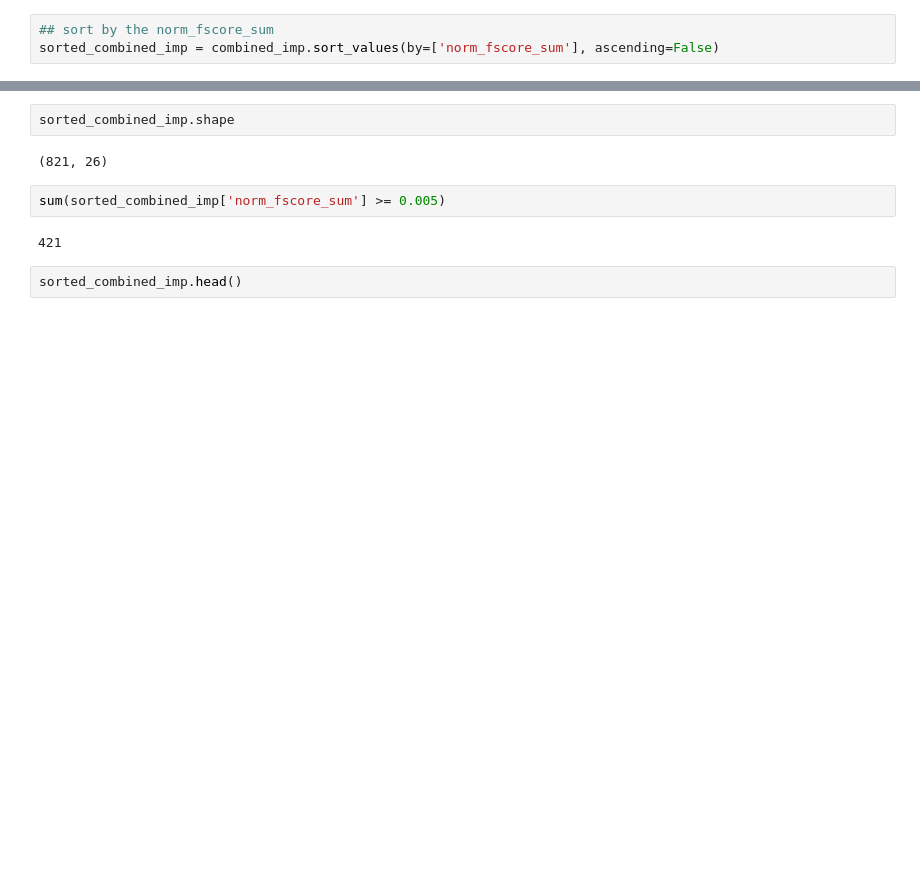
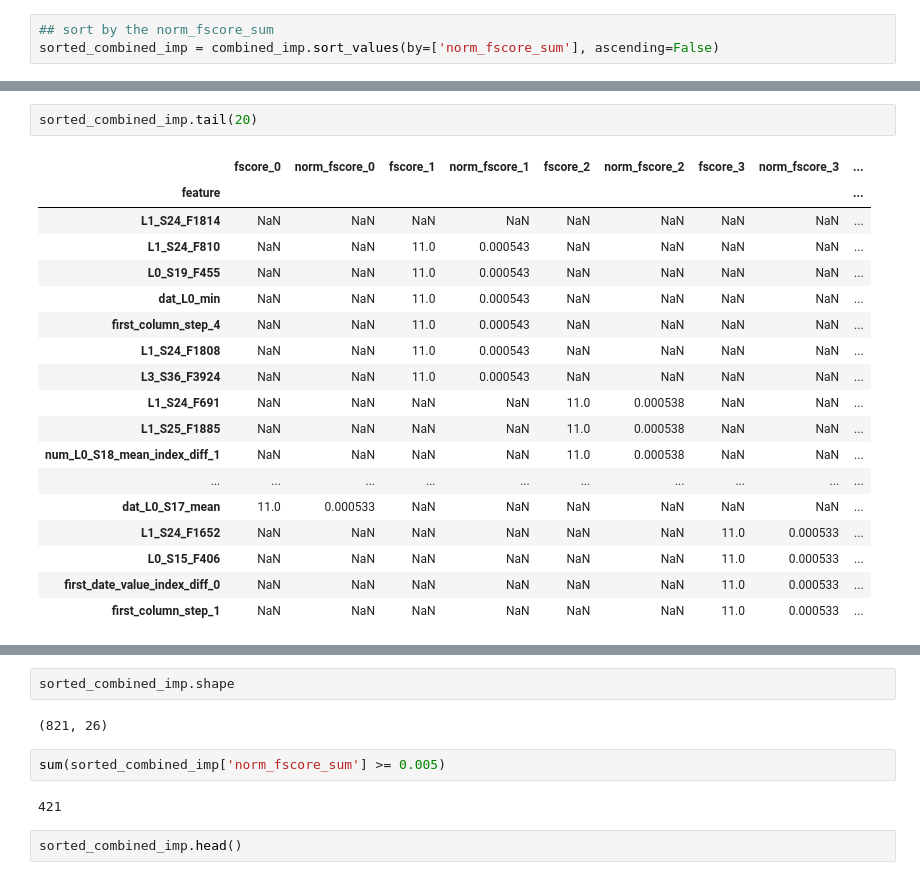
Before and after one commit to mengyx-work/ipyhon_notebooks, a Jupyter notebook: bosch_full_data_xgboost_feature_importance.ipynb, the cells around one changed output, grey strips where cells are left out. Drawn from its saved outputs; the diff is of its cells as text; blank space fills up the shorter version.

```diff
--- a/bosch_full_data_xgboost_feature_importance.ipynb
+++ b/bosch_full_data_xgboost_feature_importance.ipynb
@@ -109,3 +152,24 @@ sorted_combined_imp = combined_imp.sort_values(by=['norm_fscore_sum'], ascending
+# %%
+sorted_combined_imp.tail(20)
+# %% [output]
+|  | fscore_0 | norm_fscore_0 | fscore_1 | norm_fscore_1 | fscore_2 | norm_fscore_2 | fscore_3 | norm_fscore_3 | ... |
+| feature |  |  |  |  |  |  |  |  | ... |
+| L1_S24_F1814 | NaN | NaN | NaN | NaN | NaN | NaN | NaN | NaN | ... |
+| L1_S24_F810 | NaN | NaN | 11.0 | 0.000543 | NaN | NaN | NaN | NaN | ... |
+| L0_S19_F455 | NaN | NaN | 11.0 | 0.000543 | NaN | NaN | NaN | NaN | ... |
+| dat_L0_min | NaN | NaN | 11.0 | 0.000543 | NaN | NaN | NaN | NaN | ... |
+| first_column_step_4 | NaN | NaN | 11.0 | 0.000543 | NaN | NaN | NaN | NaN | ... |
+| L1_S24_F1808 | NaN | NaN | 11.0 | 0.000543 | NaN | NaN | NaN | NaN | ... |
+| L3_S36_F3924 | NaN | NaN | 11.0 | 0.000543 | NaN | NaN | NaN | NaN | ... |
+| L1_S24_F691 | NaN | NaN | NaN | NaN | 11.0 | 0.000538 | NaN | NaN | ... |
+| L1_S25_F1885 | NaN | NaN | NaN | NaN | 11.0 | 0.000538 | NaN | NaN | ... |
+| num_L0_S18_mean_index_diff_1 | NaN | NaN | NaN | NaN | 11.0 | 0.000538 | NaN | NaN | ... |
+| ... | ... | ... | ... | ... | ... | ... | ... | ... | ... |
+| dat_L0_S17_mean | 11.0 | 0.000533 | NaN | NaN | NaN | NaN | NaN | NaN | ... |
+| L1_S24_F1652 | NaN | NaN | NaN | NaN | NaN | NaN | 11.0 | 0.000533 | ... |
+| L0_S15_F406 | NaN | NaN | NaN | NaN | NaN | NaN | 11.0 | 0.000533 | ... |
+| first_date_value_index_diff_0 | NaN | NaN | NaN | NaN | NaN | NaN | 11.0 | 0.000533 | ... |
+| first_column_step_1 | NaN | NaN | NaN | NaN | NaN | NaN | 11.0 | 0.000533 | ... |
 # %%
 sns.distplot(sorted_combined_imp['norm_fscore_sum'], bins=50, kde=False)
 # %% [output]
```
Also changed, not shown: parts of 10 cells of this notebook, 3 other files.
